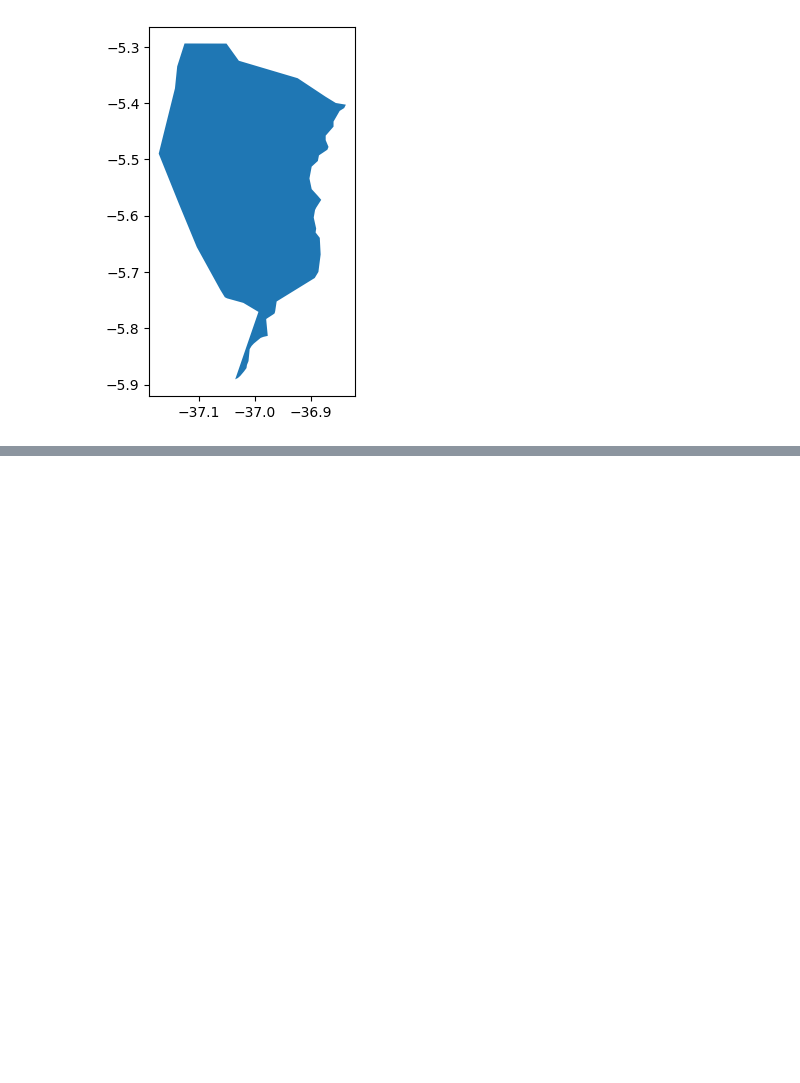
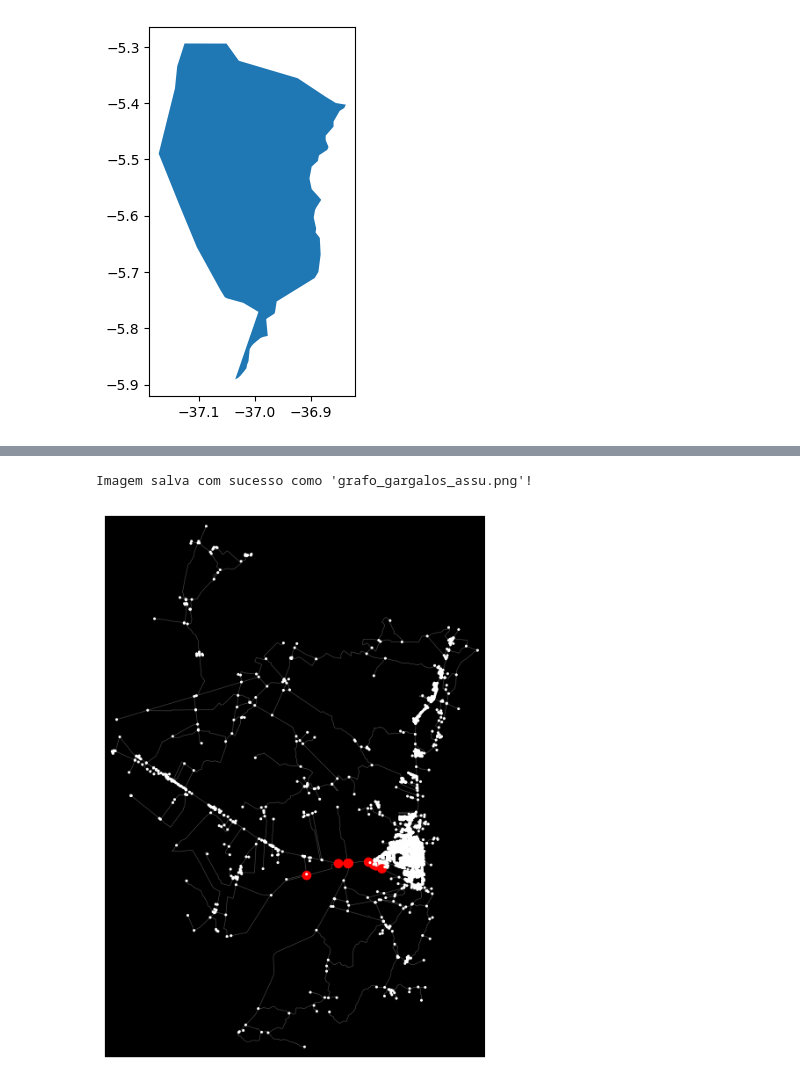
Before and after one commit to JPOC02/Structural_Analysis_Urban-Networks_OSMnx_NetworkX_Gephi, a Jupyter notebook: init.ipynb, the cells around one changed output, grey strips where cells are left out. Saved outputs shown, nothing was run; the diff lists cells and outputs as text; code cells hidden in the pictures; blank space fills up the shorter version.

```diff
--- a/init.ipynb
+++ b/init.ipynb
@@ -27,0 +114,35 @@ Número de arestas: 7968
+# %%
+# 1. Pegamos os IDs dos 10 nós com maior Betweenness Centrality
+top_10_gargalos = df_metricas.sort_values(by='Betweenness', ascending=False).head(10).index.tolist()
+
+# 2. Criamos as listas vazias para armazenar as cores e tamanhos
+cores_dos_nos = []
+tamanhos_dos_nos = []
+
+# 3. Percorremos todos os nós do grafo original na ordem exata
+for no in G_undirected.nodes():
+    if no in top_10_gargalos:
+        cores_dos_nos.append('red')   # Destaca em vermelho
+        tamanhos_dos_nos.append(60)   # Deixa o nó bem grande
+    else:
+        cores_dos_nos.append('white') # Cor padrão
+        tamanhos_dos_nos.append(5)    # Tamanho padrão pequeno
+
+# 4. Salvamos a imagem direto no arquivo .png (sem plotar na tela)
+fig, ax = ox.plot_graph(
+    G_undirected,
+    node_color=cores_dos_nos,
+    node_size=tamanhos_dos_nos,
+    edge_color="#444444",
+    edge_linewidth=0.5,
+    bgcolor="black",
+    show=False,                # <-- DESATIVA a exibição na tela do Notebook
+    save=True,                 # <-- ATIVA o salvamento do arquivo
+    filepath="grafo_gargalos_assu.png", # Define o nome e formato do arquivo
+    dpi=300                    # Garante alta resolução
+)
+
+print("Imagem salva com sucesso como 'grafo_gargalos_assu.png'!")
+# %% [output]
+Imagem salva com sucesso como 'grafo_gargalos_assu.png'!
+[figure, added]
```
Also changed, not shown: parts of 12 cells of this notebook.
